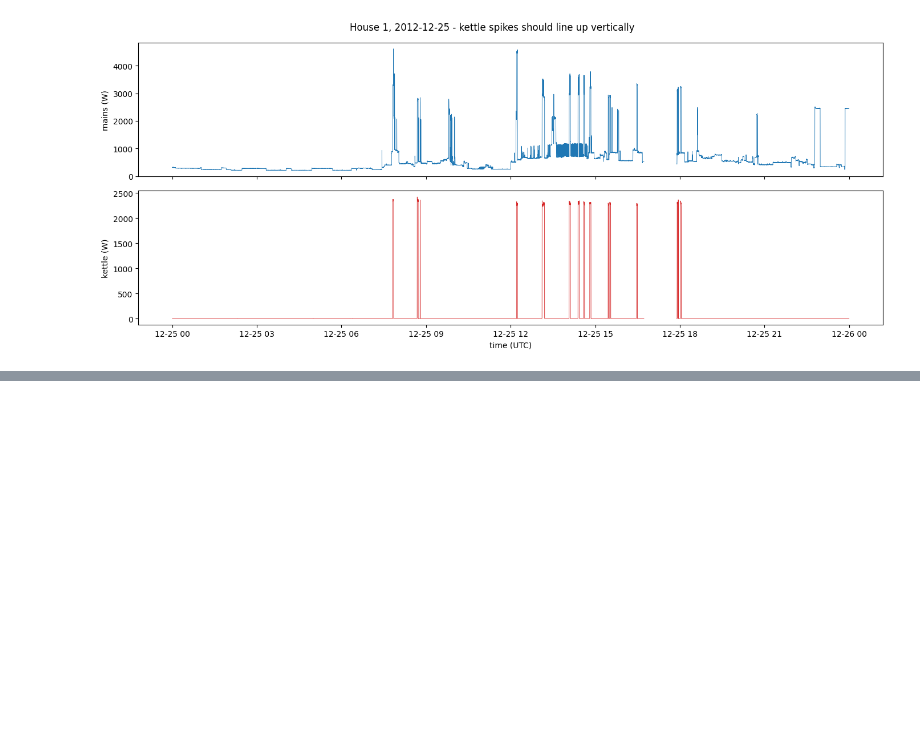
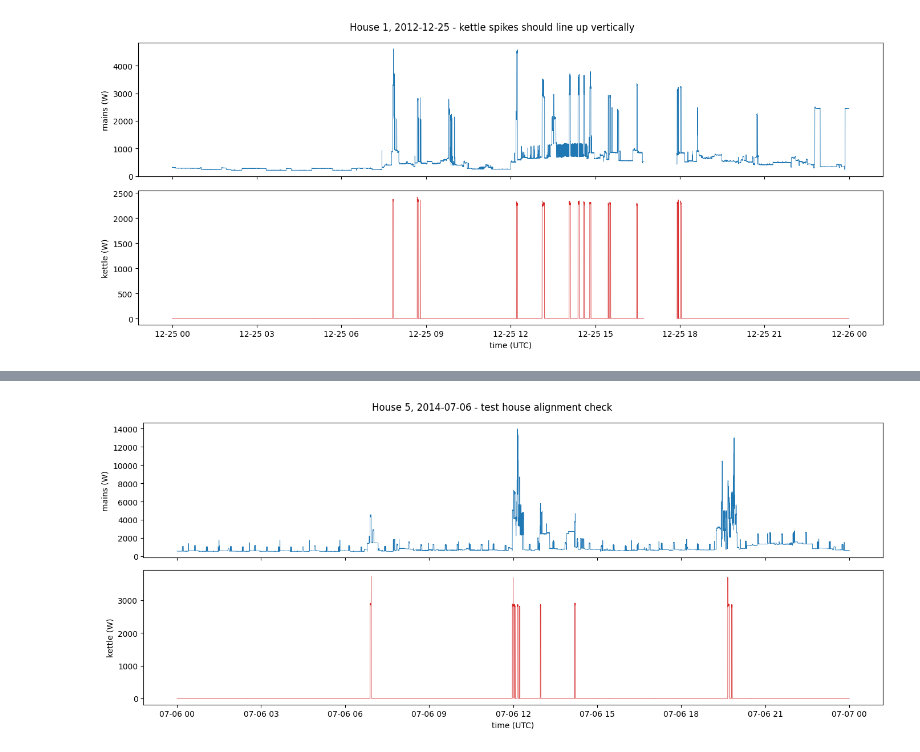
Before and after one commit to AayushAswal27/wattparse, a Jupyter notebook: notebooks/02_alignment_check.ipynb, the cells around one changed output, grey strips where cells are left out. Saved outputs shown, nothing was run; the diff lists cells and outputs as text; code cells hidden in the pictures; blank space fills up the shorter version.

Commit message:
phase 1: verify alignment on house 5 (test house)

```diff
--- a/notebooks/02_alignment_check.ipynb
+++ b/notebooks/02_alignment_check.ipynb
@@ -32,3 +32,6 @@ fig.suptitle(f"House 1, {start.date()} - kettle spikes should line up vertically
 plt.tight_layout()
 # %% [output]
 [figure]
+# %%
+start5, end5 = busiest_day(H5, 5, "kettle")
+print(start5.date())
@@ -34,0 +40,4 @@ plt.tight_layout()
+# %%
+df5 = align(H5, 5, "kettle", start=start5, end=end5)
+print(df5.shape)
+gap_report(df5)
@@ -34,0 +49,14 @@ plt.tight_layout()
+# %%
+fig, ax = plt.subplots(2, 1, figsize=(14, 6), sharex=True)
+
+ax[0].plot(df5.index, df5["mains"], lw=0.6)
+ax[0].set_ylabel("mains (W)")
+
+ax[1].plot(df5.index, df5["kettle"], lw=0.6, color="tab:red")
+ax[1].set_ylabel("kettle (W)")
+ax[1].set_xlabel("time (UTC)")
+
+fig.suptitle(f"House 5, {start5.date()} - test house alignment check")
+plt.tight_layout()
+# %% [output]
+[figure, added]
```
Also changed, not shown: parts of 2 cells of this notebook.
